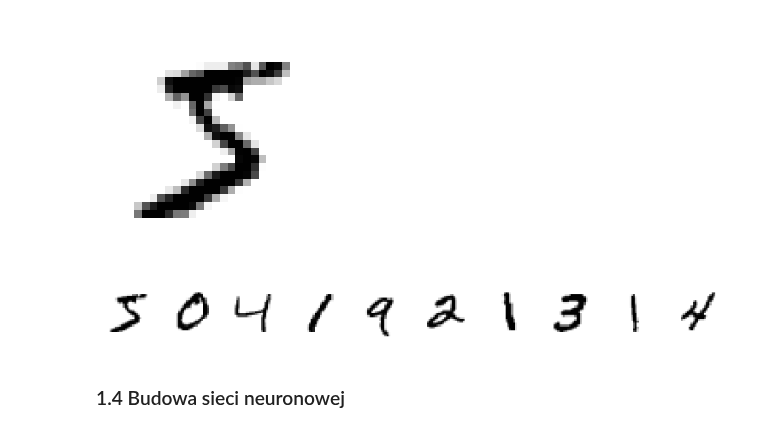
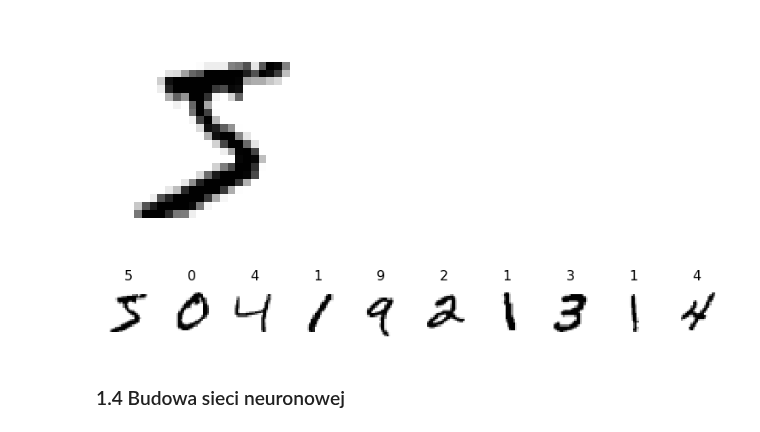
Before and after one commit to krakowiakpawel9/neural-network-course, a Jupyter notebook: 01_intro/01_pierwszy_model_sieci.ipynb, the cells around one changed output. Saved outputs shown, nothing was run; the diff lists cells and outputs as text; code cells hidden in the pictures.

```diff
--- a/01_intro/01_pierwszy_model_sieci.ipynb
+++ b/01_intro/01_pierwszy_model_sieci.ipynb
@@ -98,13 +100,13 @@ plt.axis('off')
 # %%
 plt.figure(figsize=(13, 13))
 for i in range(1, 11):
     plt.subplot(1, 10, i)
     plt.axis('off')
     plt.imshow(X_train[i-1], cmap='gray_r')
-    plt.title(y_train[i-1], color='white', fontsize=16)
+    plt.title(y_train[i-1], color='black', fontsize=16)
 plt.show()
 # %% [output]
-[figure, old version]
+[figure, new version]
 # %% [markdown]
 ### <a name='a5'></a> 1.4 Budowa sieci neuronowej
 # %%
```
Also changed, not shown: parts of 7 cells of this notebook.
